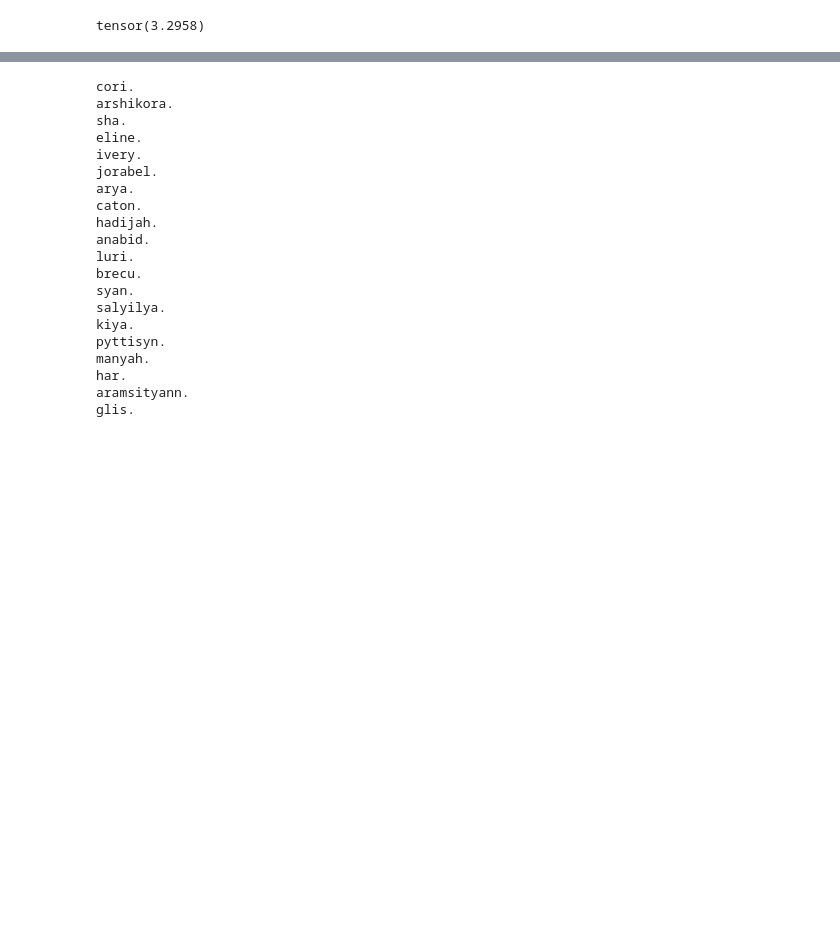
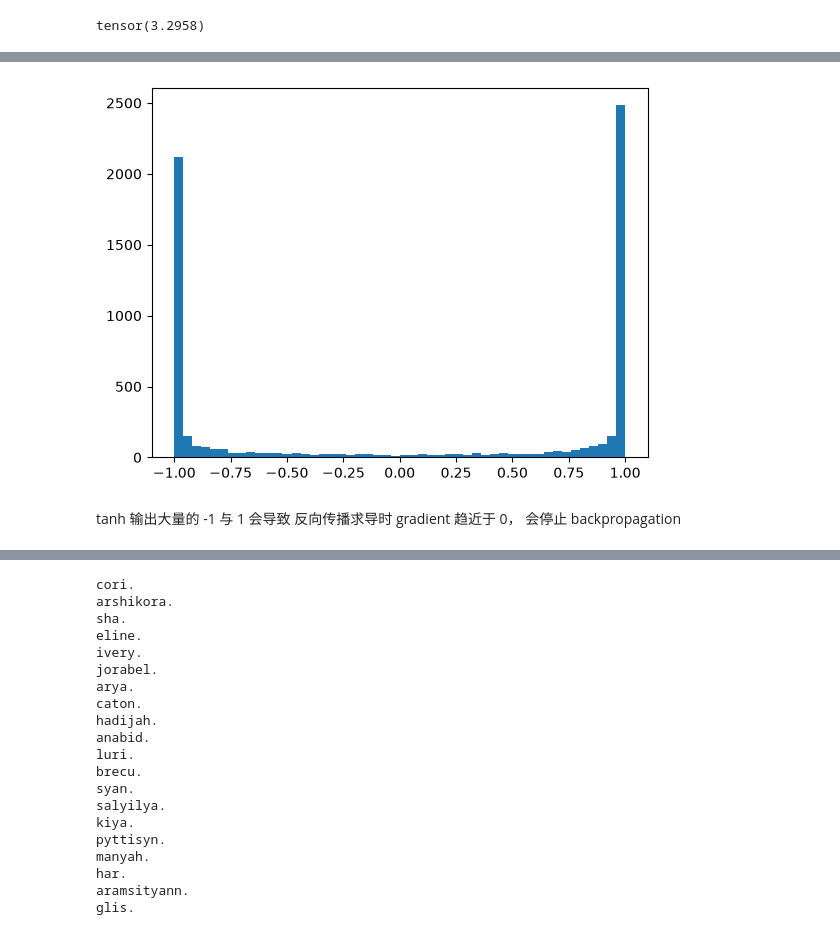
Before and after one commit to ASKD163/zero-to-hero-ex-note, a Jupyter notebook: makemore_part3_RNN.ipynb, the cells around one changed output, grey strips where cells are left out. Saved outputs shown, nothing was run; the diff lists cells and outputs as text; code cells hidden in the pictures; blank space fills up the shorter version.

```diff
--- a/makemore_part3_RNN.ipynb
+++ b/makemore_part3_RNN.ipynb
@@ -143,3 +127,9 @@ plt.plot(lossi)
+# %%
+plt.hist(h.view(-1).tolist(), 50);
+# %% [output]
+[figure, added]
+# %% [markdown]
+tanh 输出大量的 -1 与 1 会导致 反向传播求导时 gradient 趋近于 0， 会停止 backpropagation
 # %%
 @torch.no_grad() # decorator -- disable gradian tracking
 def split_loss(split):
```
Also changed, not shown: parts of 5 cells of this notebook.
